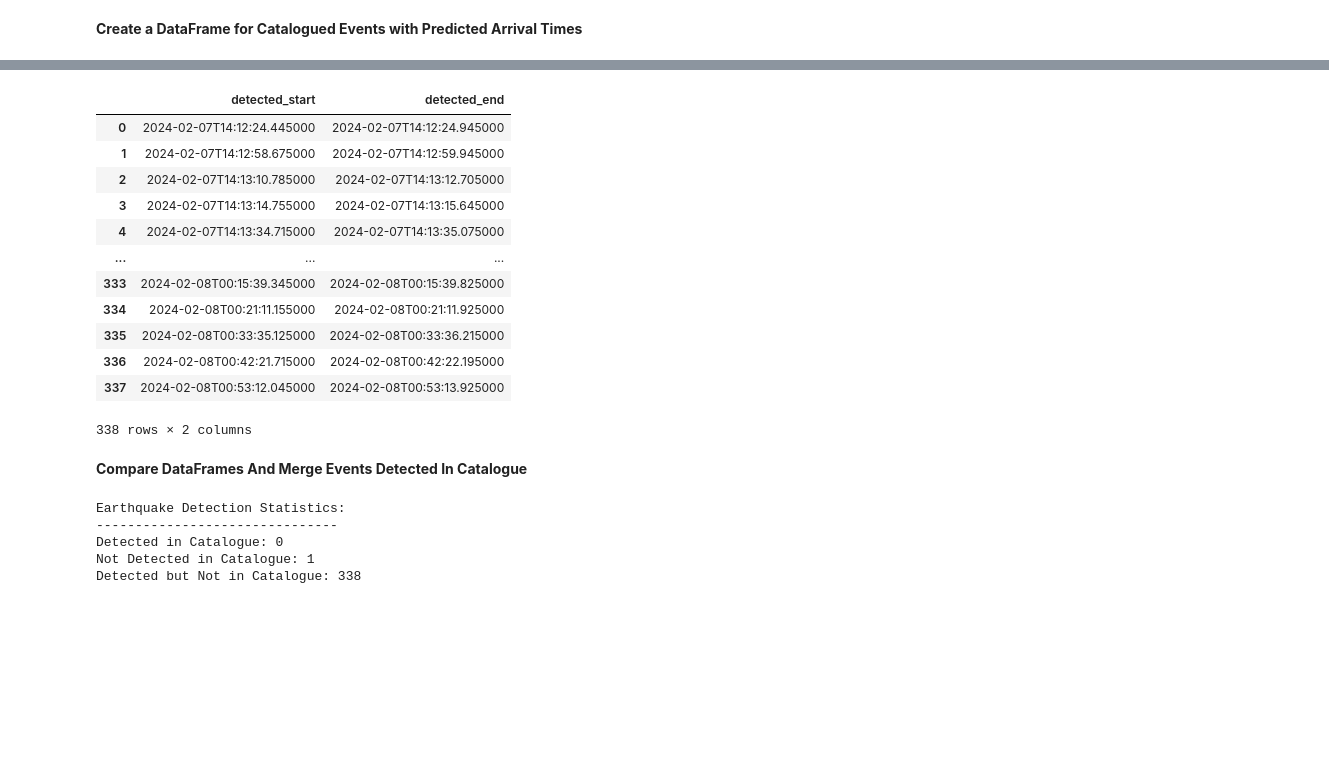
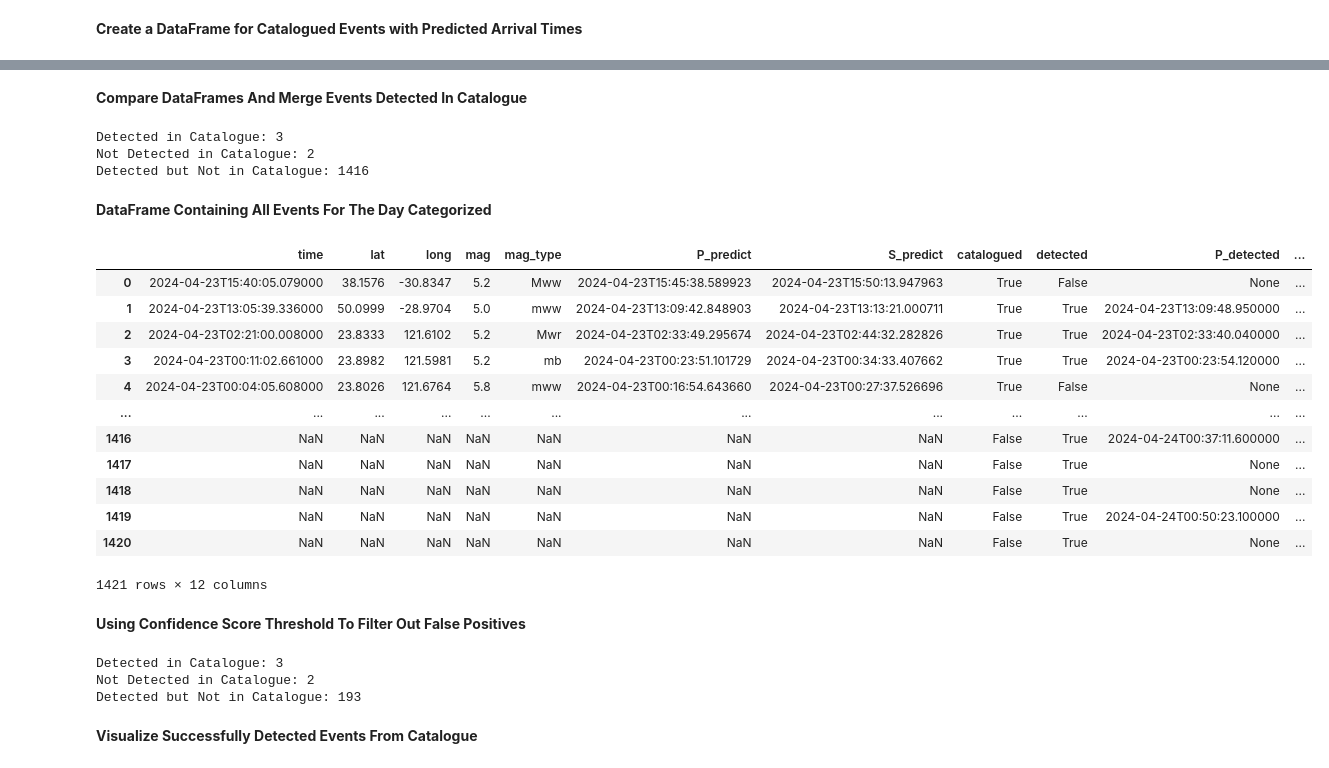
Before and after one commit to QingyuanZhangTony/Earthquake-Identification-And-Notification, a Jupyter notebook: interactiveMain.ipynb, the cells around one changed output, grey strips where cells are left out. Saved outputs shown, nothing was run; the diff lists cells and outputs as text; code cells hidden in the pictures; blank space fills up the shorter version.

```diff
--- a/interactiveMain.ipynb
+++ b/interactiveMain.ipynb
@@ -51,0 +56,2 @@ plt.close()
+# %%
+df_detected = detect_pretrained_picker(processed_stream)
@@ -82,37 +108,40 @@ df_catalogued
-# %%
-df_detected = detect_earthquakes(
-    processed_stream,
-    sta_window=0.5,      # Short-time window in seconds
-    lta_window=10.0,   # Long-time window in seconds
-    threshold_on=3,    # STA/LTA threshold for triggering
-    threshold_off=1    # STA/LTA threshold for turning off the trigger
-)
-
-df_detected
-# %% [output]
-|  | detected_start | detected_end |
-| 0 | 2024-02-07T14:12:24.445000 | 2024-02-07T14:12:24.945000 |
-| 1 | 2024-02-07T14:12:58.675000 | 2024-02-07T14:12:59.945000 |
-| 2 | 2024-02-07T14:13:10.785000 | 2024-02-07T14:13:12.705000 |
-| 3 | 2024-02-07T14:13:14.755000 | 2024-02-07T14:13:15.645000 |
-| 4 | 2024-02-07T14:13:34.715000 | 2024-02-07T14:13:35.075000 |
-| ... | ... | ... |
-| 333 | 2024-02-08T00:15:39.345000 | 2024-02-08T00:15:39.825000 |
-| 334 | 2024-02-08T00:21:11.155000 | 2024-02-08T00:21:11.925000 |
-| 335 | 2024-02-08T00:33:35.125000 | 2024-02-08T00:33:36.215000 |
-| 336 | 2024-02-08T00:42:21.715000 | 2024-02-08T00:42:22.195000 |
-| 337 | 2024-02-08T00:53:12.045000 | 2024-02-08T00:53:13.925000 |
-338 rows × 2 columns
 # %% [markdown]
 **Compare DataFrames And Merge Events Detected In Catalogue**
 # %%
-result_df = match_and_merge(df_catalogued, df_detected)
+result_df = match_and_merge(df_catalogued, df_detected, time_tolerance = 10)
 print_statistics(result_df)
 # %% [output]
-Earthquake Detection Statistics:
--------------------------------
-Detected in Catalogue: 0
-Not Detected in Catalogue: 1
-Detected but Not in Catalogue: 338
+Detected in Catalogue: 3
+Not Detected in Catalogue: 2
+Detected but Not in Catalogue: 1416
+# %% [markdown]
+**DataFrame Containing All Events For The Day Categorized**
+# %%
+result_df
+# %% [output]
+|  | time | lat | long | mag | mag_type | P_predict | S_predict | catalogued | detected | P_detected | ... |
+| 0 | 2024-04-23T15:40:05.079000 | 38.1576 | -30.8347 | 5.2 | Mww | 2024-04-23T15:45:38.589923 | 2024-04-23T15:50:13.947963 | True | False | None | ... |
+| 1 | 2024-04-23T13:05:39.336000 | 50.0999 | -28.9704 | 5.0 | mww | 2024-04-23T13:09:42.848903 | 2024-04-23T13:13:21.000711 | True | True | 2024-04-23T13:09:48.950000 | ... |
+| 2 | 2024-04-23T02:21:00.008000 | 23.8333 | 121.6102 | 5.2 | Mwr | 2024-04-23T02:33:49.295674 | 2024-04-23T02:44:32.282826 | True | True | 2024-04-23T02:33:40.040000 | ... |
+| 3 | 2024-04-23T00:11:02.661000 | 23.8982 | 121.5981 | 5.2 | mb | 2024-04-23T00:23:51.101729 | 2024-04-23T00:34:33.407662 | True | True | 2024-04-23T00:23:54.120000 | ... |
+| 4 | 2024-04-23T00:04:05.608000 | 23.8026 | 121.6764 | 5.8 | mww | 2024-04-23T00:16:54.643660 | 2024-04-23T00:27:37.526696 | True | False | None | ... |
+| ... | ... | ... | ... | ... | ... | ... | ... | ... | ... | ... | ... |
+| 1416 | NaN | NaN | NaN | NaN | NaN | NaN | NaN | False | True | 2024-04-24T00:37:11.600000 | ... |
+| 1417 | NaN | NaN | NaN | NaN | NaN | NaN | NaN | False | True | None | ... |
+| 1418 | NaN | NaN | NaN | NaN | NaN | NaN | NaN | False | True | None | ... |
+| 1419 | NaN | NaN | NaN | NaN | NaN | NaN | NaN | False | True | 2024-04-24T00:50:23.100000 | ... |
+| 1420 | NaN | NaN | NaN | NaN | NaN | NaN | NaN | False | True | None | ... |
+1421 rows × 12 columns
+# %% [markdown]
+**Using Confidence Score Threshold To Filter Out False Positives**
+# %%
+result_df = filter_confidence(result_df, confidence_threshold = 0.7)
+print_statistics(result_df)
+# %% [output]
+Detected in Catalogue: 3
+Not Detected in Catalogue: 2
+Detected but Not in Catalogue: 193
+# %% [markdown]
+**Visualize Successfully Detected Events From Catalogue**
 # %%
 catalogued_and_detected_plot(result_df, processed_stream)
```
Also changed, not shown: parts of 11 cells of this notebook, 5 other files.
